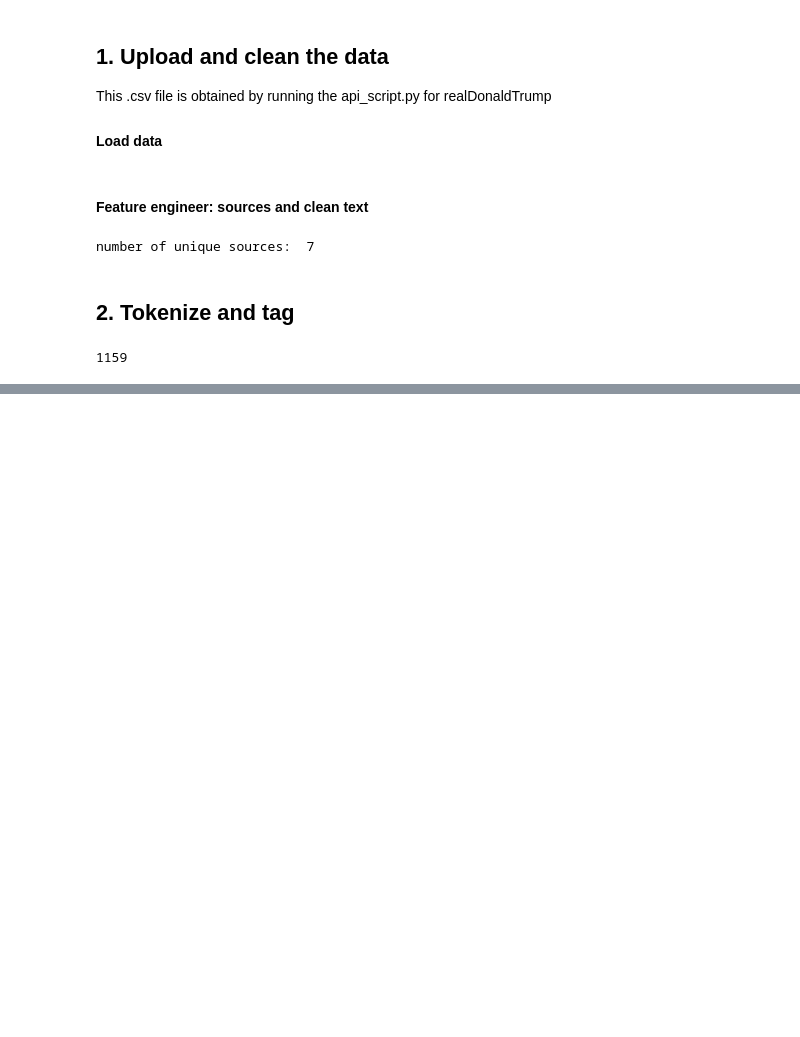
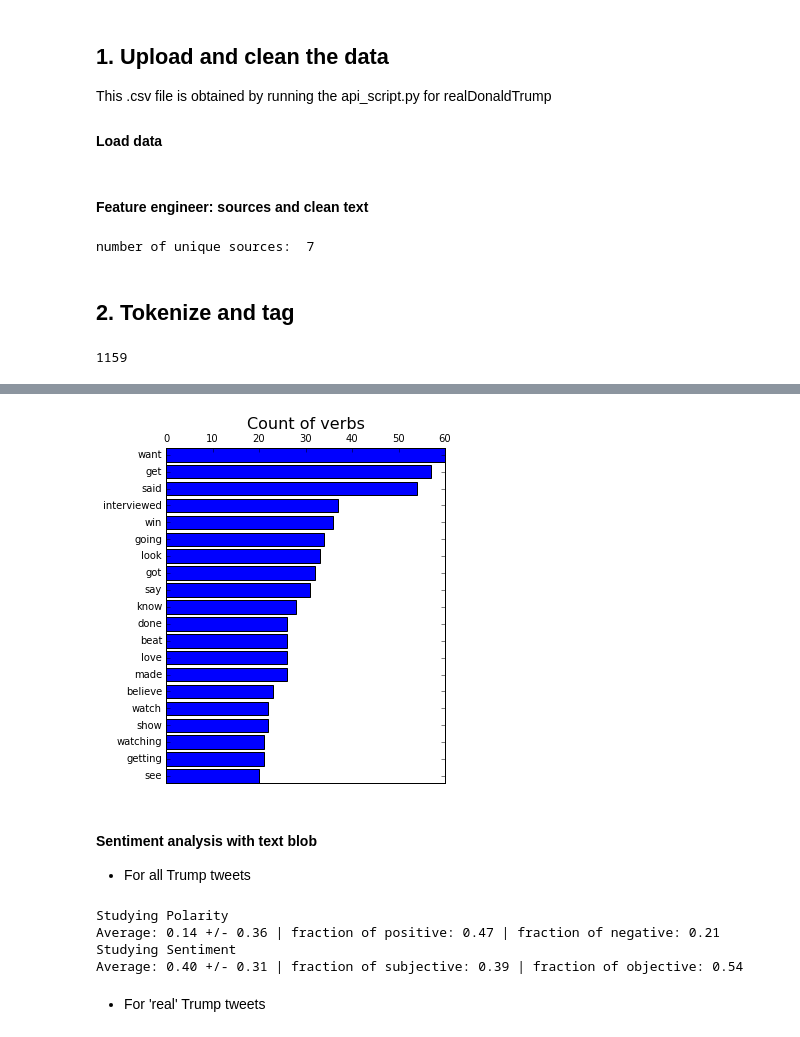
Before and after one commit to AnnaVM/Twitter_API, a Jupyter notebook: notebook/Trump_vocabulary.ipynb, the cells around one changed output, grey strips where cells are left out. Drawn from its saved outputs; the diff is of its cells as text; code cells hidden in the pictures; blank space fills up the shorter version.

Commit message:
sentiment analysis

```diff
--- a/notebook/Trump_vocabulary.ipynb
+++ b/notebook/Trump_vocabulary.ipynb
@@ -91,0 +362,10 @@ for tweet in df_real_trump.clean_text:
+# %%
+wordtype = 'verbs'
+counter = count_verb
+top_n_words = 20
+bar_from_counter(wordtype, counter, top_n_words, figsize=(5,6))
+# %% [output]
+[figure, added]
+# %% [markdown]
+#### Sentiment analysis with text blob
+- For all Trump tweets
@@ -91,0 +376,17 @@ for tweet in df_real_trump.clean_text:
+# %%
+mean, std, frac_positive,frac_negative = study_sentiment(polarity_list)
+print 'Studying Polarity'
+print 'Average: {0:.2f} +/- {1:.2f} | fraction of positive: {2:.2f} | fraction of negative: {3:.2f}'\
+        .format(mean, std, frac_positive,frac_negative)
+
+mean, std, frac_positive,frac_negative = study_sentiment(sentiment_list, 0.5)
+print 'Studying Sentiment'
+print 'Average: {0:.2f} +/- {1:.2f} | fraction of subjective: {2:.2f} | fraction of objective: {3:.2f}'\
+        .format(mean, std, frac_positive,frac_negative)
+# %% [output]
+Studying Polarity
+Average: 0.14 +/- 0.36 | fraction of positive: 0.47 | fraction of negative: 0.21
+Studying Sentiment
+Average: 0.40 +/- 0.31 | fraction of subjective: 0.39 | fraction of objective: 0.54
+# %% [markdown]
+- For 'real' Trump tweets
```
Also changed, not shown: parts of 45 cells of this notebook, 9 other files.
